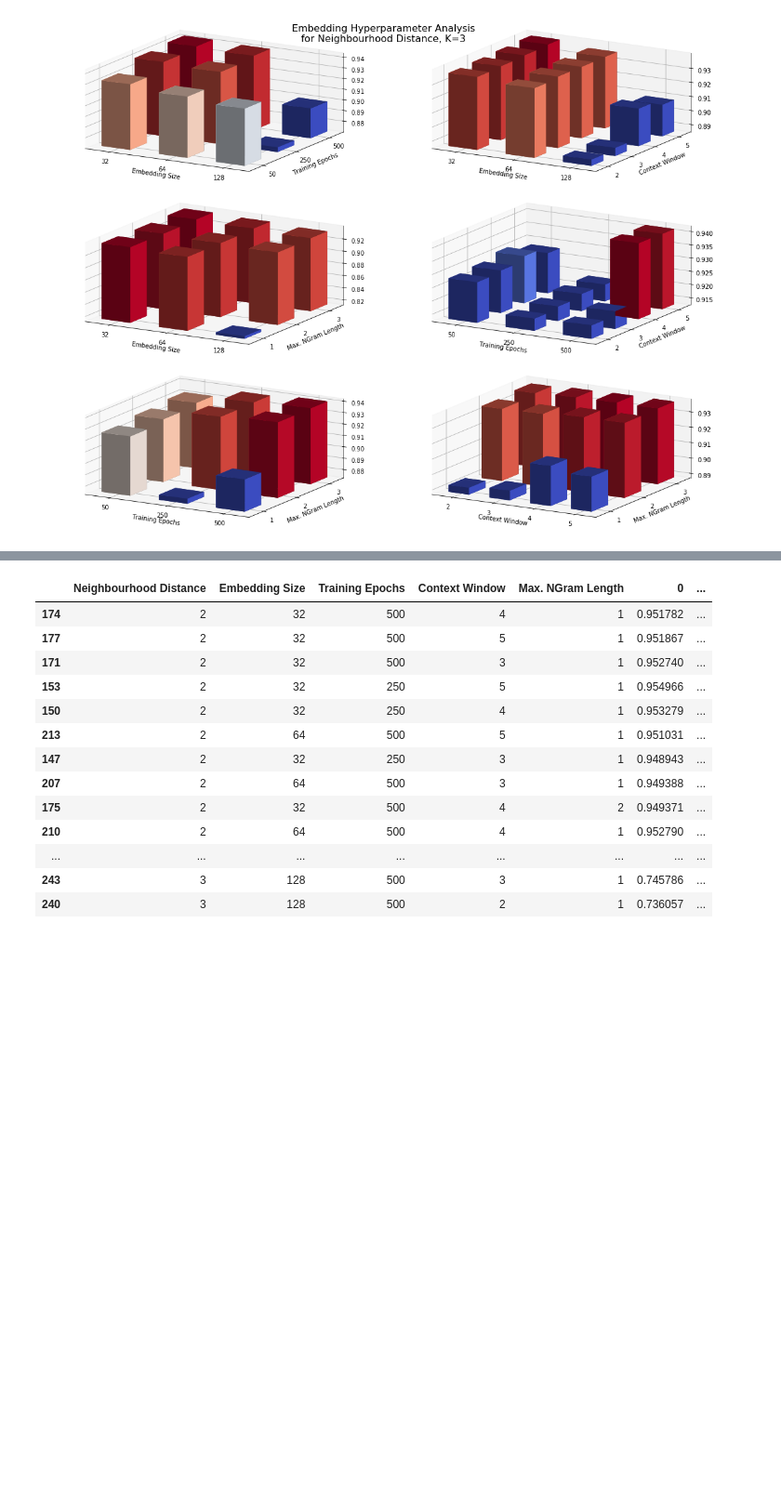
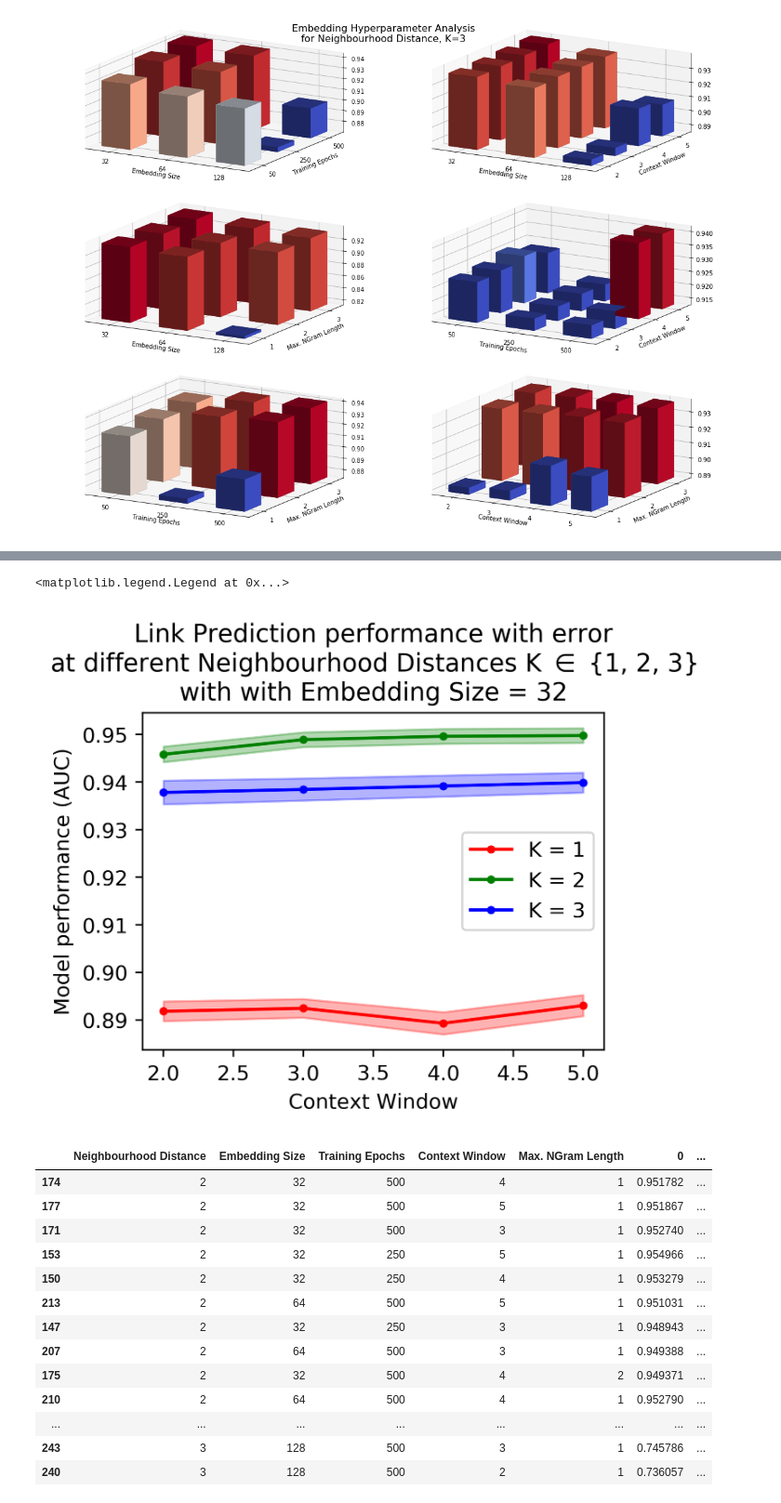
Before and after one commit to aig-upf/ODS-Embeddings, a Jupyter notebook: notebooks/LinkPredictionAnalysis.ipynb, the cells around one changed output, grey strips where cells are left out. Shown at 93% size. Drawn from its saved outputs; the diff is of its cells as text; code cells hidden in the pictures; blank space fills up the shorter version.

```diff
--- a/notebooks/LinkPredictionAnalysis.ipynb
+++ b/notebooks/LinkPredictionAnalysis.ipynb
@@ -61,3 +105,27 @@ for K in df['Neighbourhood Distance'].unique():
+# %%
+grouped_df = df[df['Embedding Size'] == 32].groupby(['Neighbourhood Distance', 'Context Window'])["ExperimentMean", "ExperimentStdDev"].mean().reset_index()
+
+colors = ['r', 'g', 'b']
+
+ctx = df['Context Window'].unique()
+fig = plt.figure(figsize=(4, 3), dpi=400)
+ax = fig.add_subplot(1, 1, 1)
+ax.set_title('Link Prediction performance with error\nat different Neighbourhood Distances K $\in$ {1, 2, 3}\nwith with Embedding Size = 32')
+ax.set_ylabel('Model performance (AUC)')
+ax.set_xlabel('Context Window')
+ax.set_xticks(ctx, [str(x) for x in ctx])
+for K in grouped_df['Neighbourhood Distance'].unique():
+    K_df = grouped_df[grouped_df['Neighbourhood Distance'] == K]
+    x_axis = K_df['Context Window'].values
+    y_axis = K_df['ExperimentMean'].values
+    y_err = K_df['ExperimentStdDev'].values
+
+    ax.plot(x_axis, y_axis, marker='.', color=colors[K - 1], label='K = {}'.format(K))
+    ax.fill_between(x_axis, y_axis - y_err, y_axis + y_err, color=colors[K - 1], alpha=0.3)
+ax.legend()
+# %% [output]
+<matplotlib.legend.Legend at 0x...>
+[figure, added]
 # %%
 df.sort_values(by="ExperimentMean", ascending=False)
 # %% [output]
```
Also changed, not shown: parts of 4 cells of this notebook, 3 other files.
